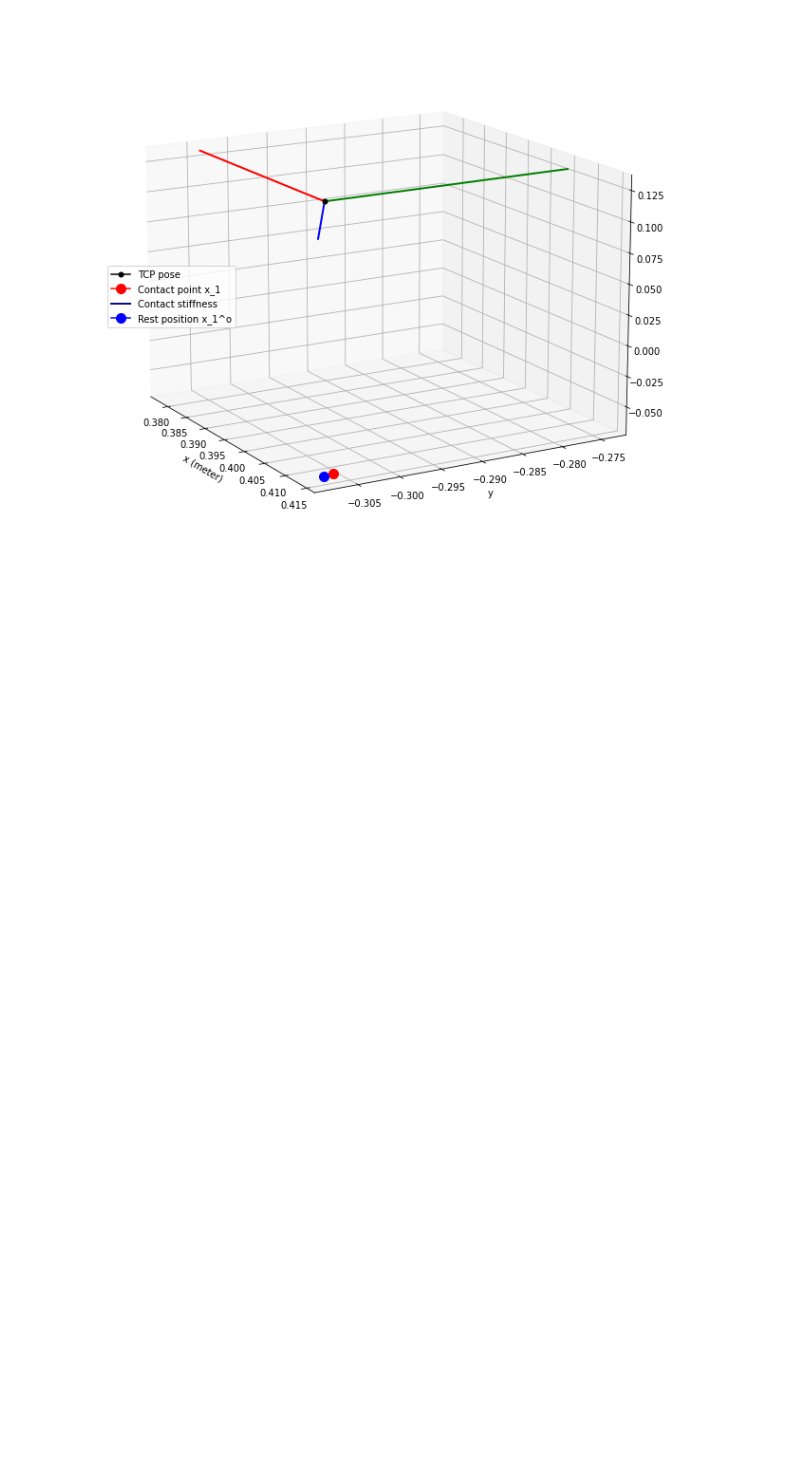
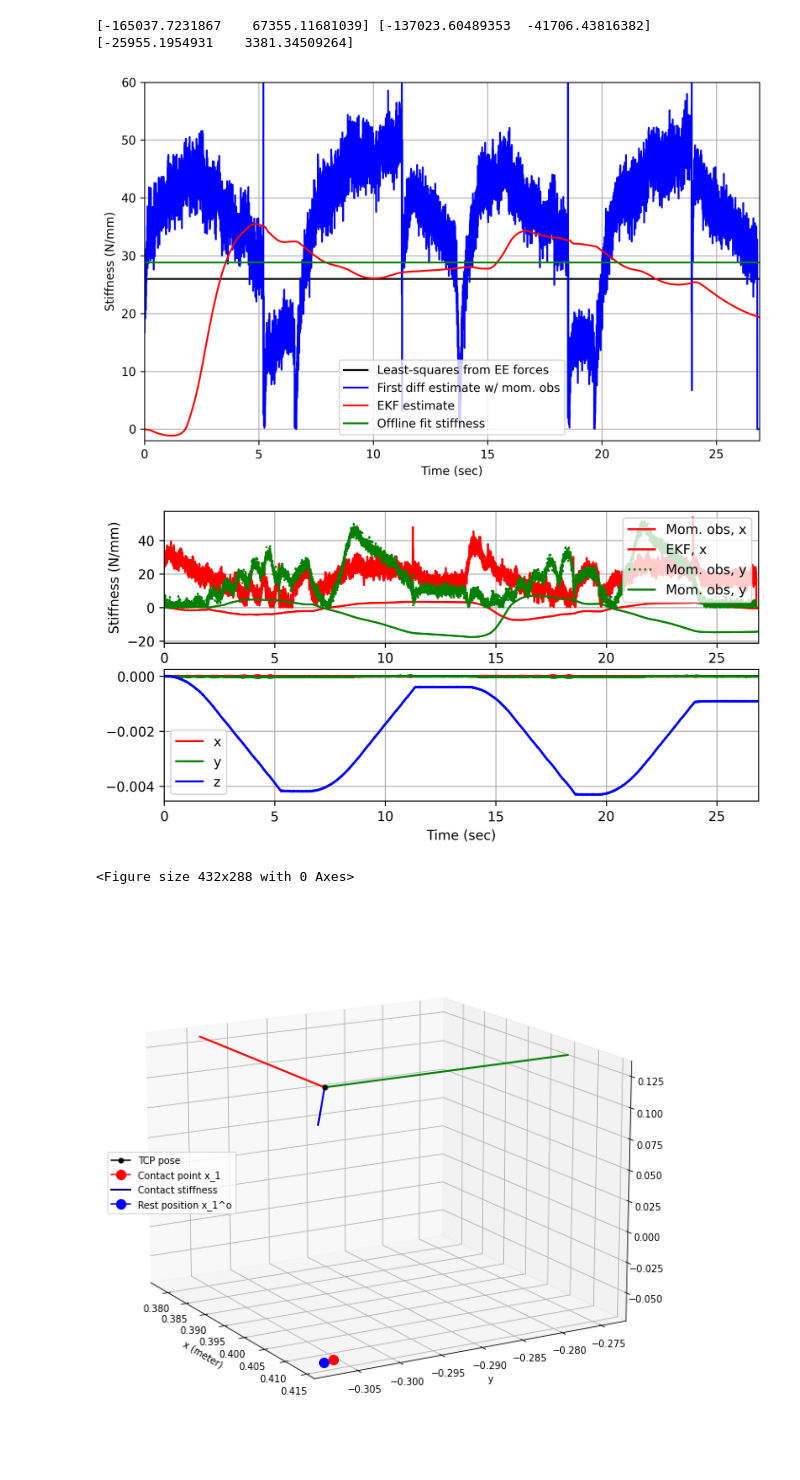
Before and after one commit to khaninger/full-state-estimator, a Jupyter notebook: pickle_plot.ipynb, the cells around one changed output. Drawn from its saved outputs; the diff is of its cells as text; code cells hidden in the pictures; blank space fills up the shorter version.

```diff
--- a/pickle_plot.ipynb
+++ b/pickle_plot.ipynb
@@ -61,0 +68,76 @@ plt.show()
+# %%
+## Comparing stiffness estimates
+
+traj = 'data/ur_vertical_3_stiff.pkl'
+with open(traj, 'rb') as f:
+    states, _, _, x_ees, stiff, f_ee_mom_obs, f_ee_obs_stiff, f_ee, _, _ = pickle.load(f)
+
+N = f_ee.shape[1]
+
+# LS estimate of real stiffness
+f_ee_w = np.zeros((3, N))
+x_reg = np.ones((4,N))
+
+for i in range(N):
+    f_ee_w[:,i] = x_ees[i][1]@f_ee[:,i]
+    x_reg[:3,i] = x_ees[i][0].squeeze()
+    #print(x_reg[:,i])
+Kx, _, _, _ = np.linalg.lstsq(x_reg[[0,-1],:].T, f_ee_w[0].T)
+Ky, _, _, _ = np.linalg.lstsq(x_reg[[1,-1],:].T, f_ee_w[1].T)
+Kz, _, _, _ = np.linalg.lstsq(x_reg[2:,:].T, f_ee_w[2].T)
+print(Kx, Ky, Kz)
+
+# Online moving-average first difference estimate
+K_online = np.zeros((3,N))
+offset = 50
+for i in range(N-offset):
+    K_online[:,i] = abs((f_ee_mom_obs[:,i+offset]-f_ee[:,i]))/np.array(abs((x_reg[:3,i+offset]-x_reg[:3, i]))).clip(min=5e-4)
+
+# Value estimated by the offline optimization in diff env prim
+Kx_offline = 7.3e-7
+Ky_offline = 7.1e-6
+Kz_offline = 28819.3
+
+t = np.array([range(f_ee.shape[1])]).squeeze()/500.
+
+fig = plt.figure(figsize=(8,5), dpi=plt_dpi)
+scale = 1000
+plt.plot(t[[0, -1]], [-Kz[0]/scale, -Kz[0]/scale], 'k', label="Least-squares from EE forces")
+plt.plot(t, K_online[2]/scale, 'b', label= "First diff estimate w/ mom. obs")
+plt.plot(t, -stiff[2]/scale, 'r', label= "EKF estimate")
+plt.plot(t[[0, -1]], [Kz_offline/scale, Kz_offline/scale], 'g', label= "Offline fit stiffness")
+
+plt.ylim((-2, 60))
+plt.xlim(t[[0,-1]])
+plt.grid(True)
+
+plt.ylabel("Stiffness (N/mm)")
+plt.xlabel("Time (sec)")
+plt.legend()
+plt.tight_layout()
+#plt.savefig('figs/stiffness.pdf')
+
+fig, axs = plt.subplots(2,1,figsize=(8,4), gridspec_kw={'height_ratios': [1, 1]}, dpi=plt_dpi)
+scale = 1000
+axs[0].plot(t, K_online[0]/scale, 'r', label= "Mom. obs, x")
+axs[0].plot(t, -stiff[0]/scale, 'r', label= "EKF, x")
+axs[0].plot(t, K_online[1]/scale, 'g:', label= "Mom. obs, y")
+axs[0].plot(t, -stiff[1]/scale, 'g', label= "Mom. obs, y")
+axs[0].set_ylabel("Stiffness (N/mm)")
+
+axs[1].plot(t, x_reg[0]-x_reg[0,0], 'r', label= "x")
+axs[1].plot(t, x_reg[1]-x_reg[1,0], 'g', label= "y")
+axs[1].plot(t, x_reg[2]-x_reg[2,0], 'b', label= "z")
+
+#plt.ylim((-2, 60))
+for ax in axs:
+    ax.set_xlim(t[[0,-1]])
+    ax.grid(True)
+    ax.legend()
+plt.xlabel("Time (sec)")
+
+plt.show()
+plt.tight_layout()
+
+plt.savefig('figs/stiffness_xy_and_motion.pdf')
+# %% [output]
@@ -61,0 +150,4 @@ plt.show()
+[-165037.7231867    67355.11681039] [-137023.60489353  -41706.43816382] [-25955.1954931    3381.34509264]
+[figure, added]
+[figure, added]
+<Figure size 432x288 with 0 Axes>
```
Also changed, not shown: parts of 5 cells of this notebook, 6 other files.
